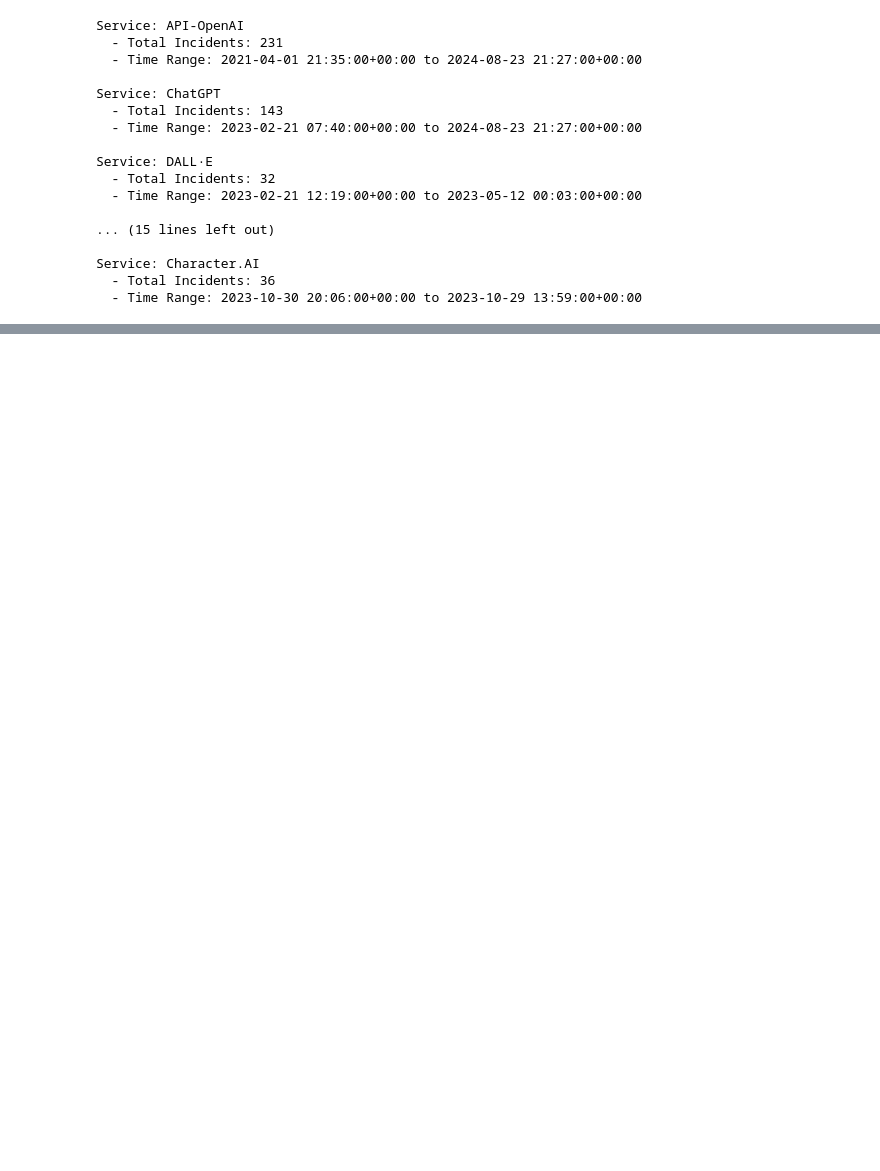
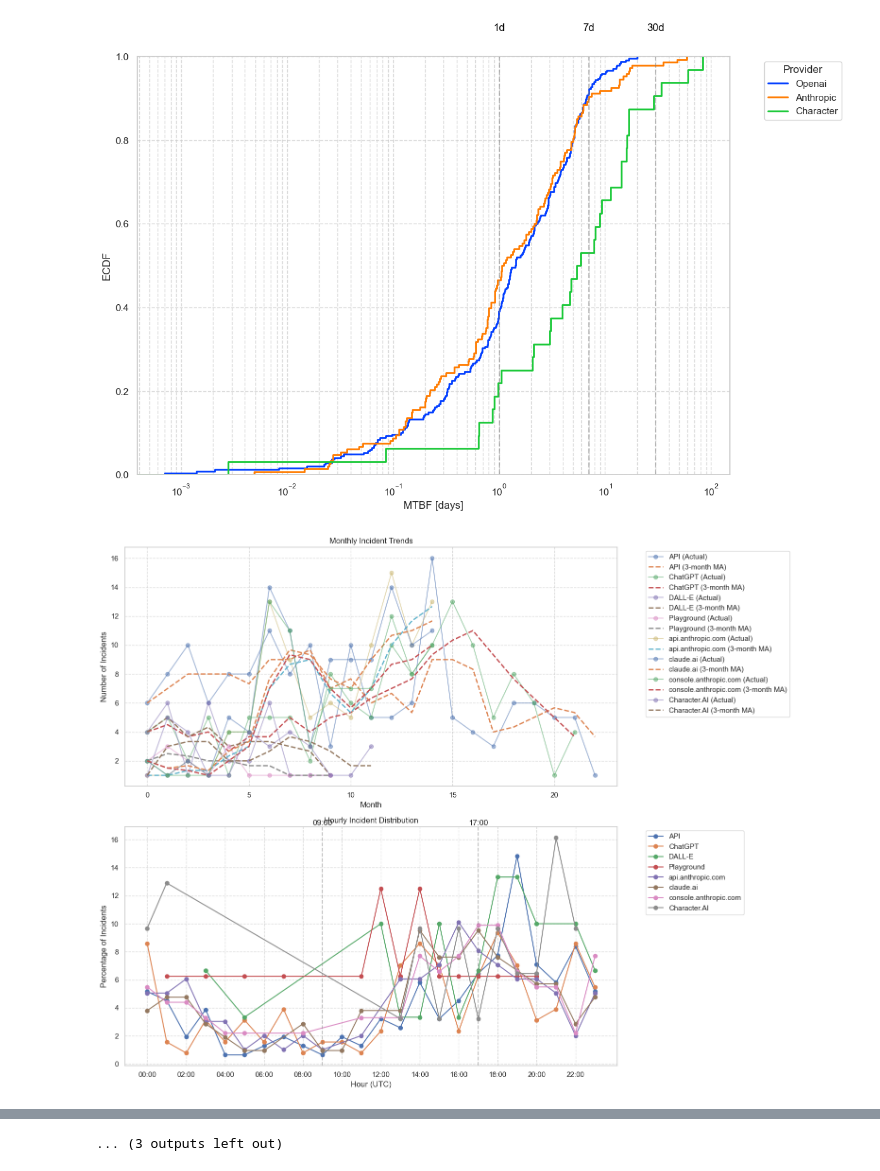
Before and after one commit to sandor-battaglini-fischer/distributed-systems-lab, a Jupyter notebook: trial.ipynb, the cells around one changed output, grey strips where cells are left out. Drawn from its saved outputs; the diff is of its cells as text; code cells hidden in the pictures; blank space fills up the shorter version.

Commit message:
Plot fixes

```diff
--- a/trial.ipynb
+++ b/trial.ipynb
@@ -89,24 +6,48 @@ MTBF grouped by provider [days], ECDF plot.
-# %%
-# Replace 'your_csv_file.csv' with the actual path to your CSV file
-csv_path = 'data/clean/incident/2024-08-31/incident_stages.csv'
-
-# Call the function
-incident_results = check_incidents_for_services(csv_path)
-# %% [output]
-Service: API-OpenAI
-  - Total Incidents: 231
-  - Time Range: 2021-04-01 21:35:00+00:00 to 2024-08-23 21:27:00+00:00
-
-Service: ChatGPT
-  - Total Incidents: 143
-  - Time Range: 2023-02-21 07:40:00+00:00 to 2024-08-23 21:27:00+00:00
-
-Service: DALL·E
-  - Total Incidents: 32
-  - Time Range: 2023-02-21 12:19:00+00:00 to 2023-05-12 00:03:00+00:00
-
-... (15 lines left out)
-
-Service: Character.AI
-  - Total Incidents: 36
-  - Time Range: 2023-10-30 20:06:00+00:00 to 2023-10-29 13:59:00+00:00
+# %%
+from datetime import datetime
+from zoneinfo import ZoneInfo
+from llm_analysis.server.scripts.analysis_modules.temporal_distribution import analyze_temporal_distribution
+from  llm_analysis.server.scripts.analysis_modules.daily_availability import analyze_daily_availability
+from  llm_analysis.server.scripts.analysis_modules.incident_outage import timeline_incident_outage
+from  llm_analysis.server.scripts.analysis_modules.status_combinations import analyze_status_combinations
+from llm_analysis.server.scripts.analysis_modules.monthly_overview import analyze_monthly_overview
+from llm_analysis.server.scripts.analysis_modules.failure_recovery import analyze_failure_recovery
+from llm_analysis.server.scripts.analysis_modules.status_combinations import analyze_status_combinations
+from llm_analysis.server.scripts.analysis_modules.mttr_distribution import analyze_mttr_distribution
+from llm_analysis.server.scripts.analysis_modules.mtbf_distribution import analyze_mtbf_distribution
+from llm_analysis.server.scripts.analysis_modules.resolution_activities import analyze_resolution_activities
+from llm_analysis.server.scripts.analysis_modules.temporal_distribution import analyze_temporal_distribution
+from llm_analysis.server.scripts.analysis_modules.daily_availability import analyze_daily_availability
+from llm_analysis.server.scripts.analysis_modules.cooccurrence_matrix import analyze_cooccurrence_matrix
+from llm_analysis.server.scripts.analysis_modules.mttr_boxplot import analyze_mttr_boxplot
+from llm_analysis.server.scripts.analysis_modules.mtbf_boxplot import analyze_mtbf_boxplot
+from llm_analysis.server.scripts.analysis_modules.mttr_provider import analyze_mttr_provider
+from llm_analysis.server.scripts.analysis_modules.mtbf_provider import analyze_mtbf_provider
+import matplotlib.pyplot as plt
+
+%matplotlib inline
+
+# Define tz-aware start and end dates using zoneinfo
+start_date = datetime(2023, 1, 10)  # Start date with UTC timezone
+end_date = datetime(2024, 12, 1)  # End date with UTC timezone
+
+services = ['OpenAI:API', 'OpenAI:ChatGPT', 'OpenAI:DALL-E', 'OpenAI:Playground', 'Anthropic:API', 'Anthropic:Claude', 'Anthropic:Console', 'Character.AI:Character.AI']
+
+#show all plots
+analyze_temporal_distribution(start_date, end_date, services)
+analyze_daily_availability(start_date, end_date, services)
+timeline_incident_outage(start_date, end_date, services)
+analyze_status_combinations(start_date, end_date, services)
+analyze_monthly_overview(start_date, end_date, services)
+analyze_failure_recovery(start_date, end_date, services)
+analyze_resolution_activities(start_date, end_date, services)
+analyze_cooccurrence_matrix(start_date, end_date, services)
+analyze_mttr_distribution(start_date, end_date, services)
+analyze_mtbf_distribution(start_date, end_date, services)
+analyze_mttr_boxplot(start_date, end_date, services)
+analyze_mtbf_boxplot(start_date, end_date, services)
+analyze_mttr_provider(start_date, end_date, services)
+analyze_mtbf_provider(start_date, end_date, services)
+# %% [output]
+[figure, added]
+[figure, added]
@@ -112,0 +64 @@ Service: Character.AI
+... (3 outputs left out)
```
Also changed, not shown: parts of 3 cells of this notebook, 24 other files.
